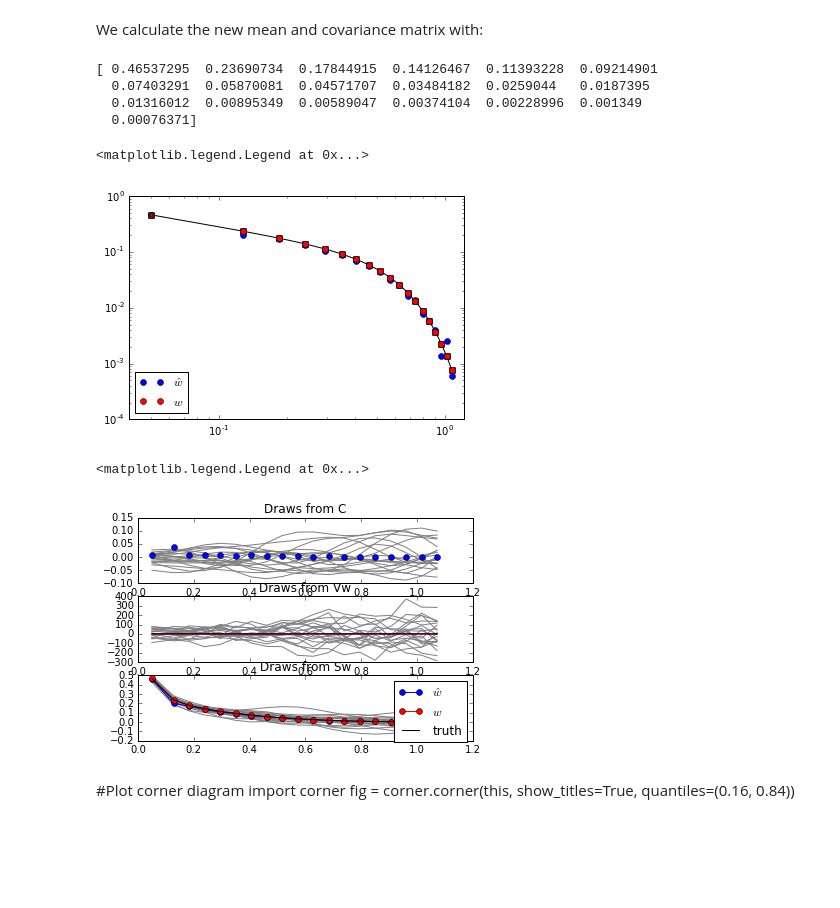
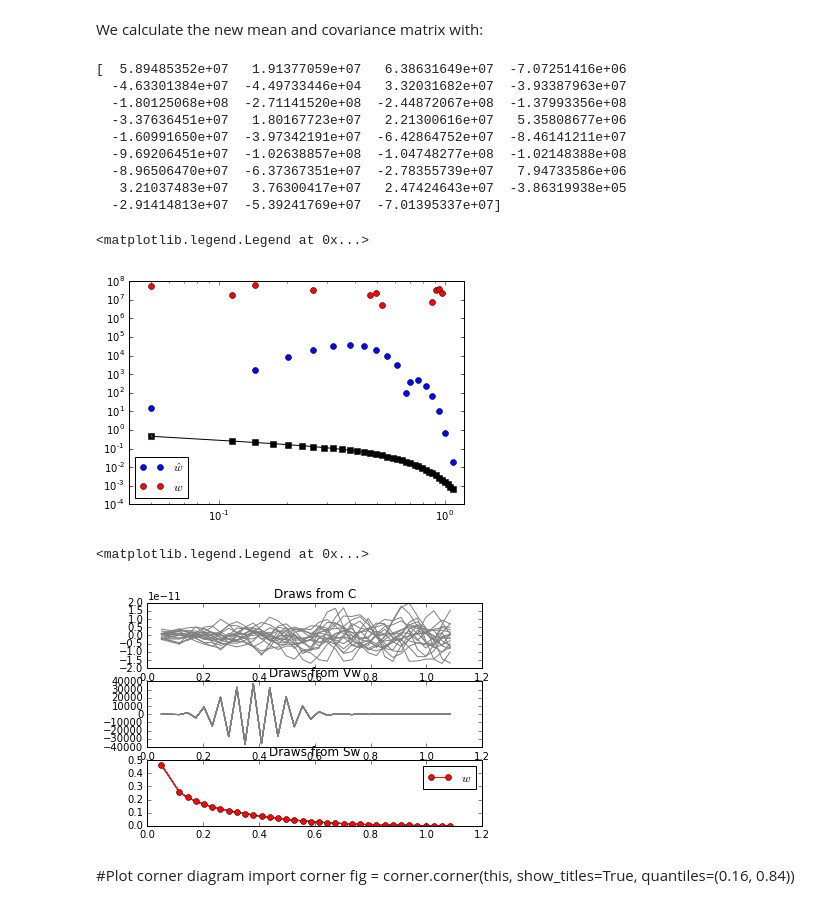
Before and after one commit to tripathi/D3SB, a Jupyter notebook: analyticd3sb.ipynb, the cells around one changed output. Drawn from its saved outputs; the diff is of its cells as text; code cells hidden in the pictures; blank space fills up the shorter version.

```diff
--- a/analyticd3sb.ipynb
+++ b/analyticd3sb.ipynb
@@ -153,7 +153,7 @@ Choose the bins.
 binmin = 0.1
 binmax = 1.1
 rin = .01/140.
-nbins = 20
+nbins = 36
 b = np.linspace(binmin, binmax, num=nbins-1)
 rleft = np.insert(b[:-1],0,rin)
 rright = b
@@ -312,45 +317,50 @@ ax.set_xscale('log')
 ax.set_yscale('log')
 plt.legend(loc="lower left")
 # %% [output]
-[ 0.46537295  0.23690734  0.17844915  0.14126467  0.11393228  0.09214901
-  0.07403291  0.05870081  0.04571707  0.03484182  0.0259044   0.0187395
-  0.01316012  0.00895349  0.00589047  0.00374104  0.00228996  0.001349
-  0.00076371]
+[  5.89485352e+07   1.91377059e+07   6.38631649e+07  -7.07251416e+06
+  -4.63301384e+07  -4.49733446e+04   3.32031682e+07  -3.93387963e+07
+  -1.80125068e+08  -2.71141520e+08  -2.44872067e+08  -1.37993356e+08
+  -3.37636451e+07   1.80167723e+07   2.21300616e+07   5.35808677e+06
+  -1.60991650e+07  -3.97342191e+07  -6.42864752e+07  -8.46141211e+07
+  -9.69206451e+07  -1.02638857e+08  -1.04748277e+08  -1.02148388e+08
+  -8.96506470e+07  -6.37367351e+07  -2.78355739e+07   7.94733586e+06
+   3.21037483e+07   3.76300417e+07   2.47424643e+07  -3.86319938e+05
+  -2.91414813e+07  -5.39241769e+07  -7.01395337e+07]
 <matplotlib.legend.Legend at 0x...>
-[figure, old version]
+[figure, new version]
 # %%
 plt.subplot(311)
 plt.title('Draws from C')
 for draw in np.random.multivariate_normal(np.zeros_like(result), C, size=20):
     plt.plot(cb, draw, color="0.5")
 
-plt.plot(cb, nominal_SB-result, 'bo')
+#plt.plot(cb, nominal_SB-result, 'bo')
 
 plt.subplot(312)
 plt.title('Draws from Vw')
 for draw in np.random.multivariate_normal(result, np.linalg.inv(lhs), size=20):
     plt.plot(cb, draw, color="0.5")
 
-plt.plot(cb, result, color="b", label=r"$\hat{w}$")
-plt.plot(cb, wtilde, color="r", label=r"${w}~w/GP$")
-plt.plot(cb, nominal_SB, color="k", label="truth")
+#plt.plot(cb, result, color="b", label=r"$\hat{w}$")
+#plt.plot(cb, wtilde, color="r", label=r"${w}~w/GP$")
+#plt.plot(cb, nominal_SB, color="k", label="truth")
 
 
 plt.subplot(313)
 plt.title('Draws from Sw')
 this = np.random.multivariate_normal(wtilde, np.linalg.inv(Swinv), size=10000)
 
 for draw in np.random.multivariate_normal(wtilde, np.linalg.inv(Swinv), size=20):
     plt.plot(cb, draw, color="0.5")
-plt.plot(cb, result, color="b", label=r"$\hat{w}$", marker = 'o', linestyle='-')
+#plt.plot(cb, result, color="b", label=r"$\hat{w}$", marker = 'o', linestyle='-')
 plt.plot(cb, wtilde, color="r", label=r"${w}~w/GP$", marker = 'o', linestyle='-')
-plt.plot(cb, nominal_SB, color="k", label="truth")
+#plt.plot(cb, nominal_SB, color="k", label="truth")
 
 
 plt.legend(loc="upper right")
 # %% [output]
 <matplotlib.legend.Legend at 0x...>
-[figure, old version]
+[figure, new version]
 # %% [markdown]
 #Plot corner diagram
 import corner
```
Also changed, not shown: parts of 4 cells of this notebook.
